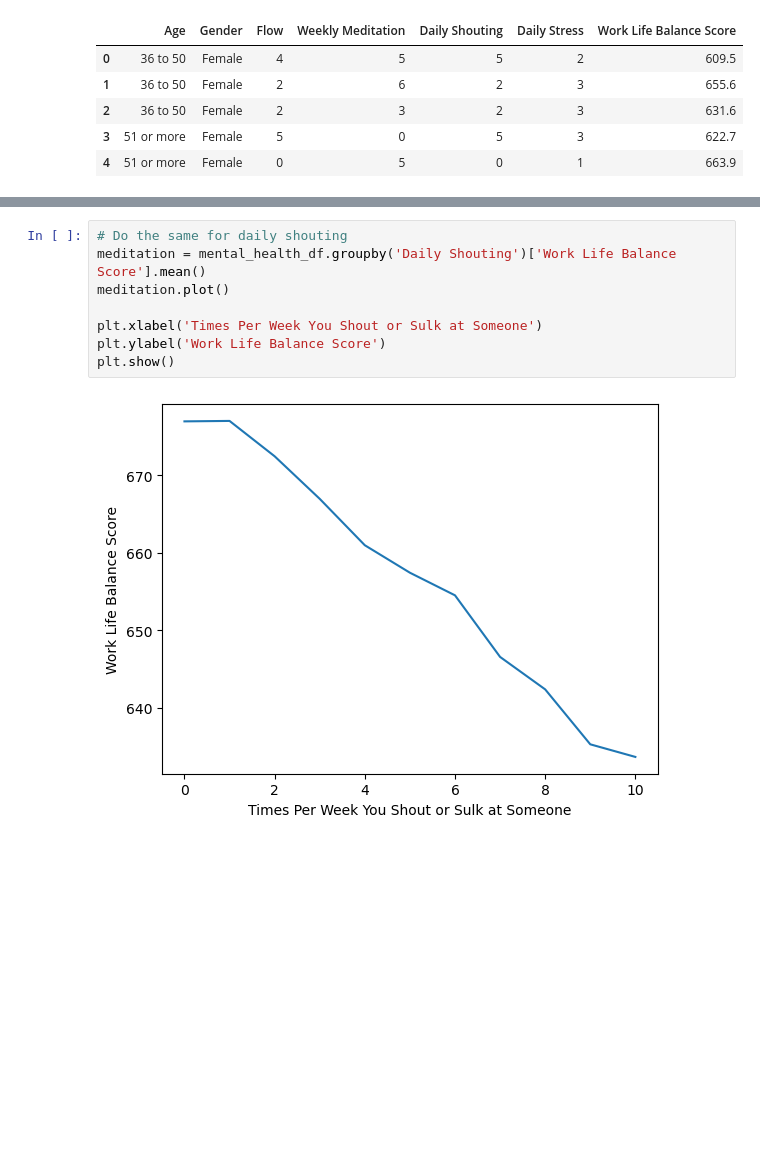
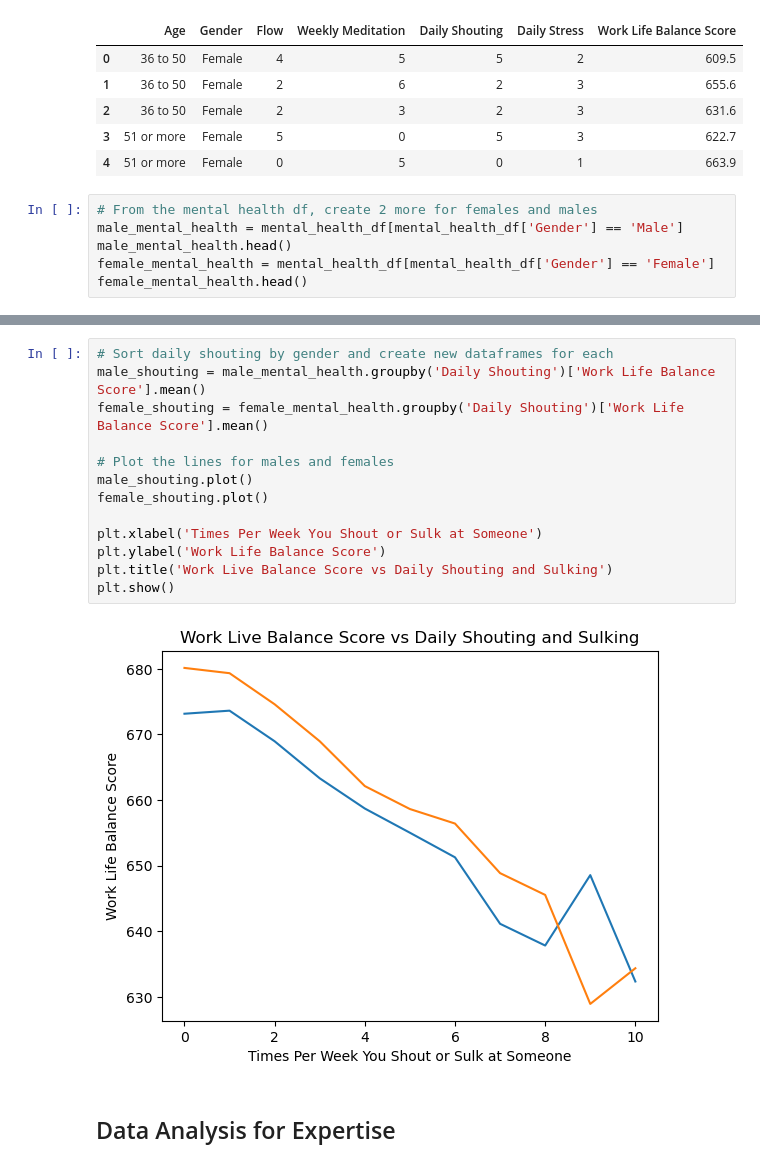
Before and after one commit to jenna-mk/Project_1, a Jupyter notebook: project_1_jenna.ipynb, the cells around one changed output, grey strips where cells are left out. Saved outputs shown, nothing was run; the diff lists cells and outputs as text; blank space fills up the shorter version.

```diff
--- a/project_1_jenna.ipynb
+++ b/project_1_jenna.ipynb
@@ -187,3 +181,9 @@ mental_health_df.head()
 | 2 | 36 to 50 | Female | 2 | 3 | 2 | 3 | 631.6 |
 | 3 | 51 or more | Female | 5 | 0 | 5 | 3 | 622.7 |
 | 4 | 51 or more | Female | 0 | 5 | 0 | 1 | 663.9 |
+# %%
+# From the mental health df, create 2 more for females and males
+male_mental_health = mental_health_df[mental_health_df['Gender'] == 'Male']
+male_mental_health.head()
+female_mental_health = mental_health_df[mental_health_df['Gender'] == 'Female']
+female_mental_health.head()
@@ -214,10 +229,17 @@ Text(0, 0.5, 'Work Life Balance Score')
 # %%
-# Do the same for daily shouting
-meditation = mental_health_df.groupby('Daily Shouting')['Work Life Balance Score'].mean()
-meditation.plot()
+# Sort daily shouting by gender and create new dataframes for each
+male_shouting = male_mental_health.groupby('Daily Shouting')['Work Life Balance Score'].mean()
+female_shouting = female_mental_health.groupby('Daily Shouting')['Work Life Balance Score'].mean()
+
+# Plot the lines for males and females
+male_shouting.plot()
+female_shouting.plot()
 
 plt.xlabel('Times Per Week You Shout or Sulk at Someone')
 plt.ylabel('Work Life Balance Score')
+plt.title('Work Live Balance Score vs Daily Shouting and Sulking')
 plt.show()
 # %% [output]
-[figure, old version]
+[figure, new version]
+# %% [markdown]
+## Data Analysis for Expertise
```
Also changed, not shown: parts of 8 cells of this notebook.
